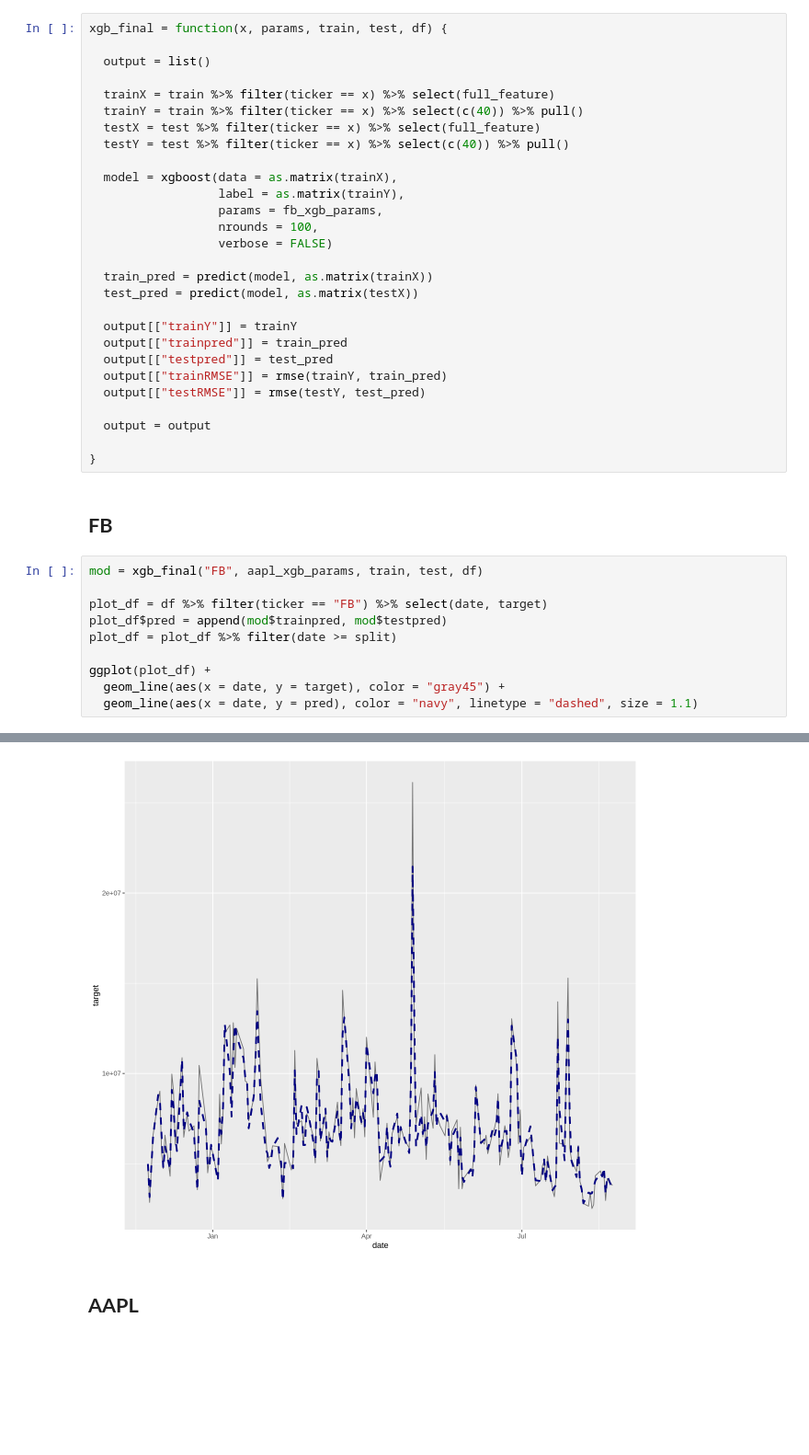
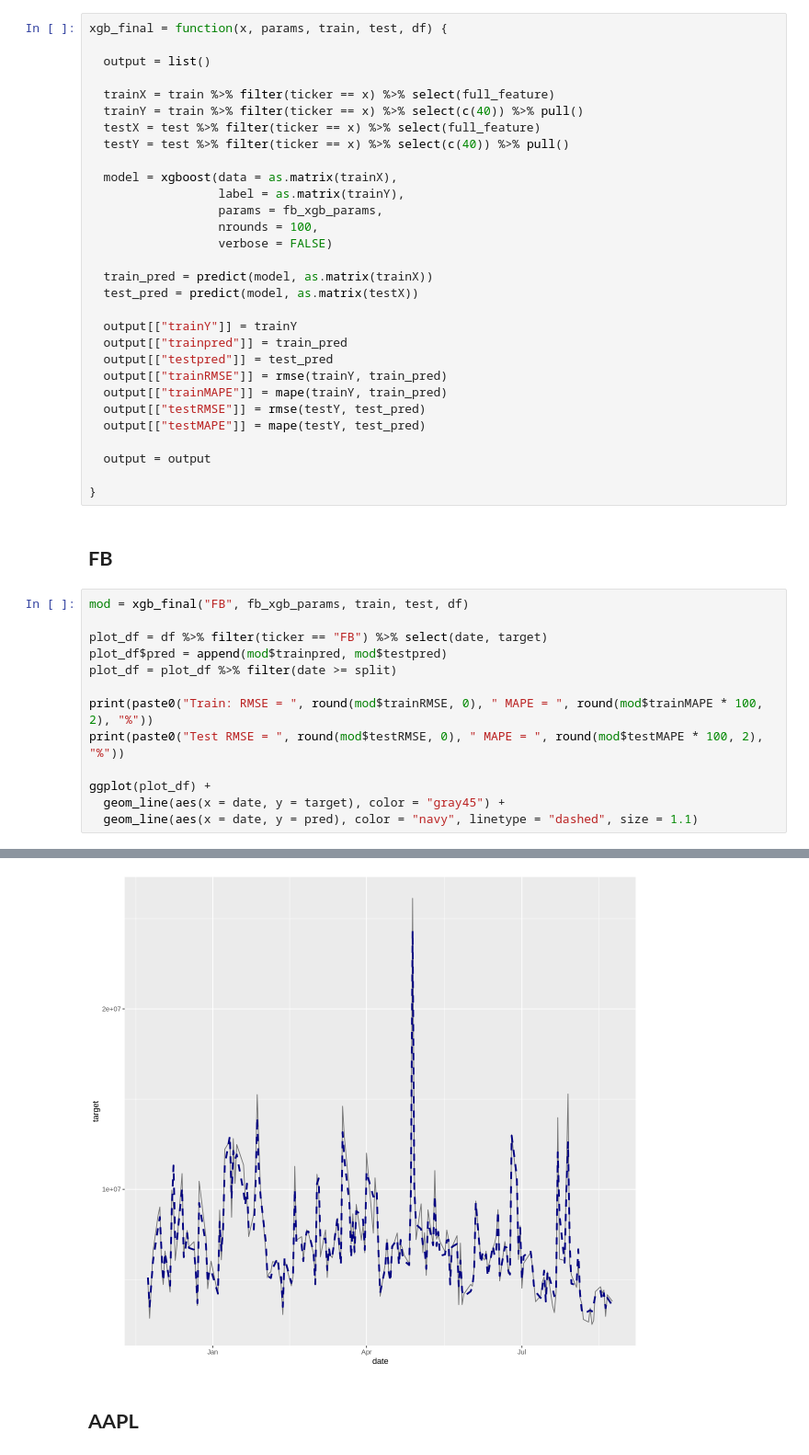
Before and after one commit to limshaocong/analyticsEdge, a Jupyter notebook: FAANG_Volume_Prediction_caa 30Nov21.ipynb, the cells around one changed output, grey strips where cells are left out. Shown at 92% size. Saved outputs shown, nothing was run; the diff lists cells and outputs as text; blank space fills up the shorter version.

```diff
--- a/FAANG_Volume_Prediction_caa 30Nov21.ipynb
+++ b/FAANG_Volume_Prediction_caa 30Nov21.ipynb
@@ -794,7 +794,9 @@ xgb_final = function(x, params, train, test, df) {
   output[["trainpred"]] = train_pred
   output[["testpred"]] = test_pred
   output[["trainRMSE"]] = rmse(trainY, train_pred)
+  output[["trainMAPE"]] = mape(trainY, train_pred)
   output[["testRMSE"]] = rmse(testY, test_pred)
+  output[["testMAPE"]] = mape(testY, test_pred)
 
   output = output
 
@@ -802,12 +804,15 @@ xgb_final = function(x, params, train, test, df) {
 # %% [markdown]
 ## **FB**
 # %%
-mod = xgb_final("FB", aapl_xgb_params, train, test, df)
+mod = xgb_final("FB", fb_xgb_params, train, test, df)
 
 plot_df = df %>% filter(ticker == "FB") %>% select(date, target)
 plot_df$pred = append(mod$trainpred, mod$testpred)
 plot_df = plot_df %>% filter(date >= split)
 
+print(paste0("Train: RMSE = ", round(mod$trainRMSE, 0), " MAPE = ", round(mod$trainMAPE * 100, 2), "%"))
+print(paste0("Test RMSE = ", round(mod$testRMSE, 0), " MAPE = ", round(mod$testMAPE * 100, 2), "%"))
+
 ggplot(plot_df) +
   geom_line(aes(x = date, y = target), color = "gray45") +
   geom_line(aes(x = date, y = pred), color = "navy", linetype = "dashed", size = 1.1)
@@ -815,4 +822,4 @@ ggplot(plot_df) +
-[figure, old version]
+[figure, new version]
 # %% [markdown]
 ## **AAPL**
 # %%
```
Also changed, not shown: parts of 8 cells of this notebook.
